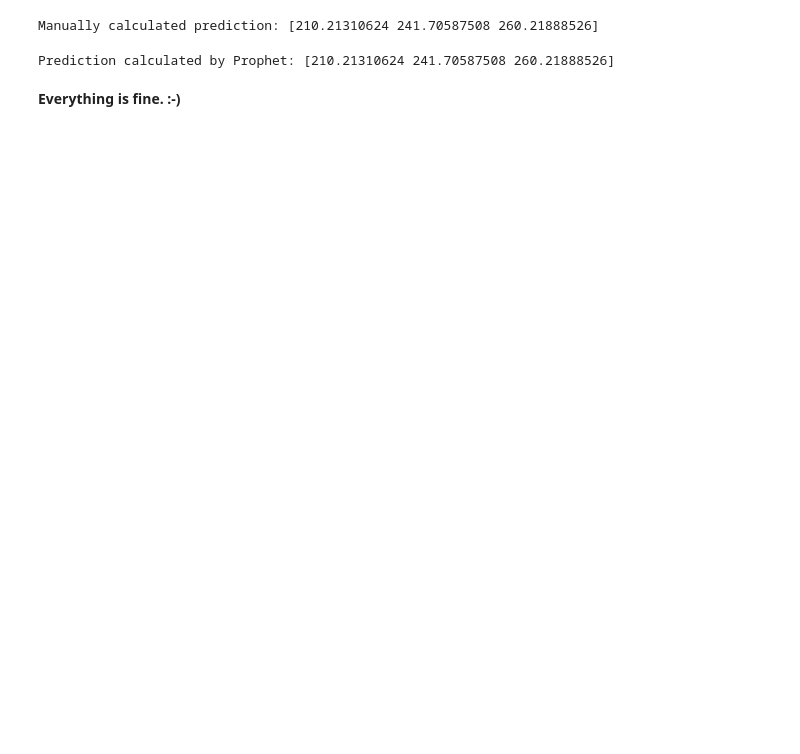
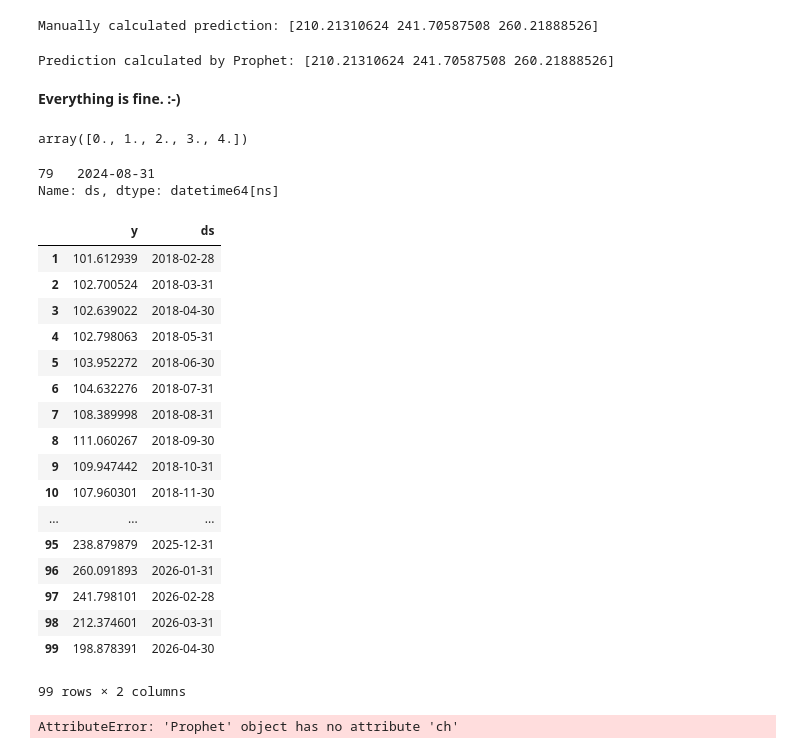
Before and after one commit to uselessskills/auto_ml, a Jupyter notebook: Prophet_Pyramid_parameters_analyzing/Prophet_parameters_analyzing_short_version.ipynb, the cells around one changed output. Cells and saved outputs as stored; diff of their text form; code cells hidden in the pictures; blank space fills up the shorter version.

Commit message:
prophet_params

```diff
--- a/Prophet_Pyramid_parameters_analyzing/Prophet_parameters_analyzing_short_version.ipynb
+++ b/Prophet_Pyramid_parameters_analyzing/Prophet_parameters_analyzing_short_version.ipynb
@@ -609,3 +615,37 @@ print("Prediction calculated by Prophet: {0}".format(forecast["yhat"].values))
 Prediction calculated by Prophet: [210.21310624 241.70587508 260.21888526]
 # %% [markdown]
 **Everything is fine. :-)**
+# %%
+np.linspace(0, 4, 5)
+# %% [output]
+array([0., 1., 2., 3., 4.])
+# %%
+model.changepoints
+# %% [output]
+79   2024-08-31
+Name: ds, dtype: datetime64[ns]
+# %%
+data_train.tail(-1)
+# %% [output]
+|  | y | ds |
+| 1 | 101.612939 | 2018-02-28 |
+| 2 | 102.700524 | 2018-03-31 |
+| 3 | 102.639022 | 2018-04-30 |
+| 4 | 102.798063 | 2018-05-31 |
+| 5 | 103.952272 | 2018-06-30 |
+| 6 | 104.632276 | 2018-07-31 |
+| 7 | 108.389998 | 2018-08-31 |
+| 8 | 111.060267 | 2018-09-30 |
+| 9 | 109.947442 | 2018-10-31 |
+| 10 | 107.960301 | 2018-11-30 |
+| ... | ... | ... |
+| 95 | 238.879879 | 2025-12-31 |
+| 96 | 260.091893 | 2026-01-31 |
+| 97 | 241.798101 | 2026-02-28 |
+| 98 | 212.374601 | 2026-03-31 |
+| 99 | 198.878391 | 2026-04-30 |
+99 rows × 2 columns
+# %%
+model.ch
+# %% [output]
+AttributeError: 'Prophet' object has no attribute 'ch'
```
Also changed, not shown: parts of 5 cells of this notebook, 3 other files.
